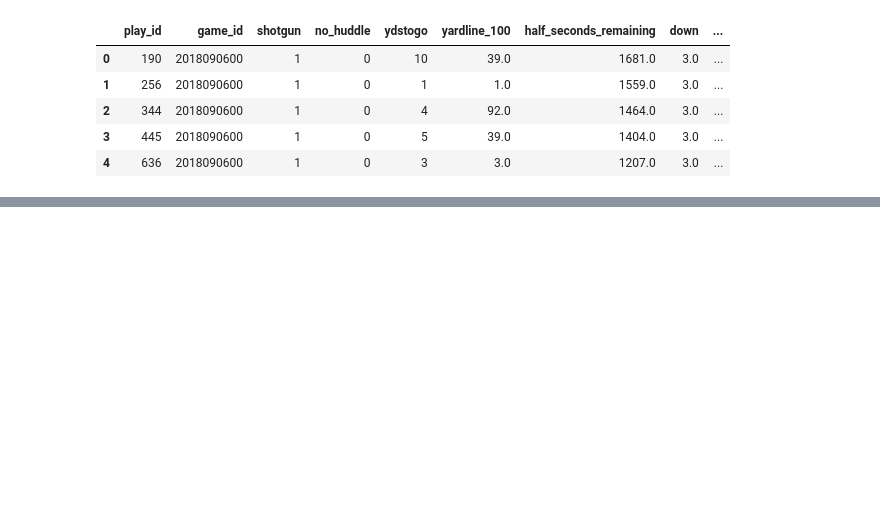
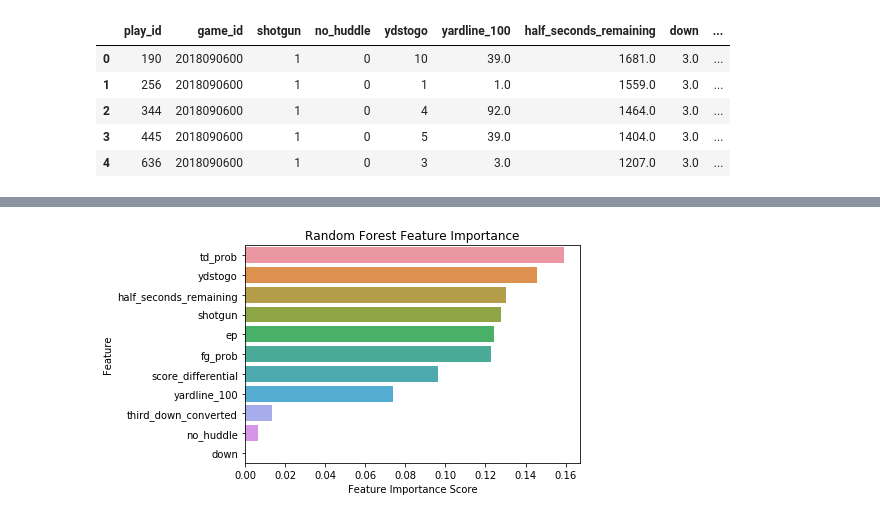
Before and after one commit to juliasweet/Final_Project, a Jupyter notebook: random-forest-feature-importance.ipynb, the cells around one changed output, grey strips where cells are left out. Drawn from its saved outputs; the diff is of its cells as text; code cells hidden in the pictures; blank space fills up the shorter version.

```diff
--- a/random-forest-feature-importance.ipynb
+++ b/random-forest-feature-importance.ipynb
@@ -94,0 +156,2 @@ plt.show()
+# %%
+label = df2['play_type_n']
@@ -94,0 +201,3 @@ plt.show()
+# %%
+feature_imp2 = pd.Series(rf2.feature_importances_, index=feature_names2).sort_values(ascending=False)
+feature_imp2
@@ -94,0 +217,14 @@ plt.show()
+# %%
+import matplotlib.pyplot as plt
+import seaborn as sns
+%matplotlib inline
+
+plot = sns.barplot(x=feature_imp2, y=feature_imp2.index)
+
+plt.xlabel("Feature Importance Score")
+plt.ylabel("Feature")
+plt.title("Random Forest Feature Importance")
+plt.savefig('passRun-feature-imp.png')
+plt.show()
+# %% [output]
+[figure, added]
```
Also changed, not shown: parts of 26 cells of this notebook, 1 other file.
